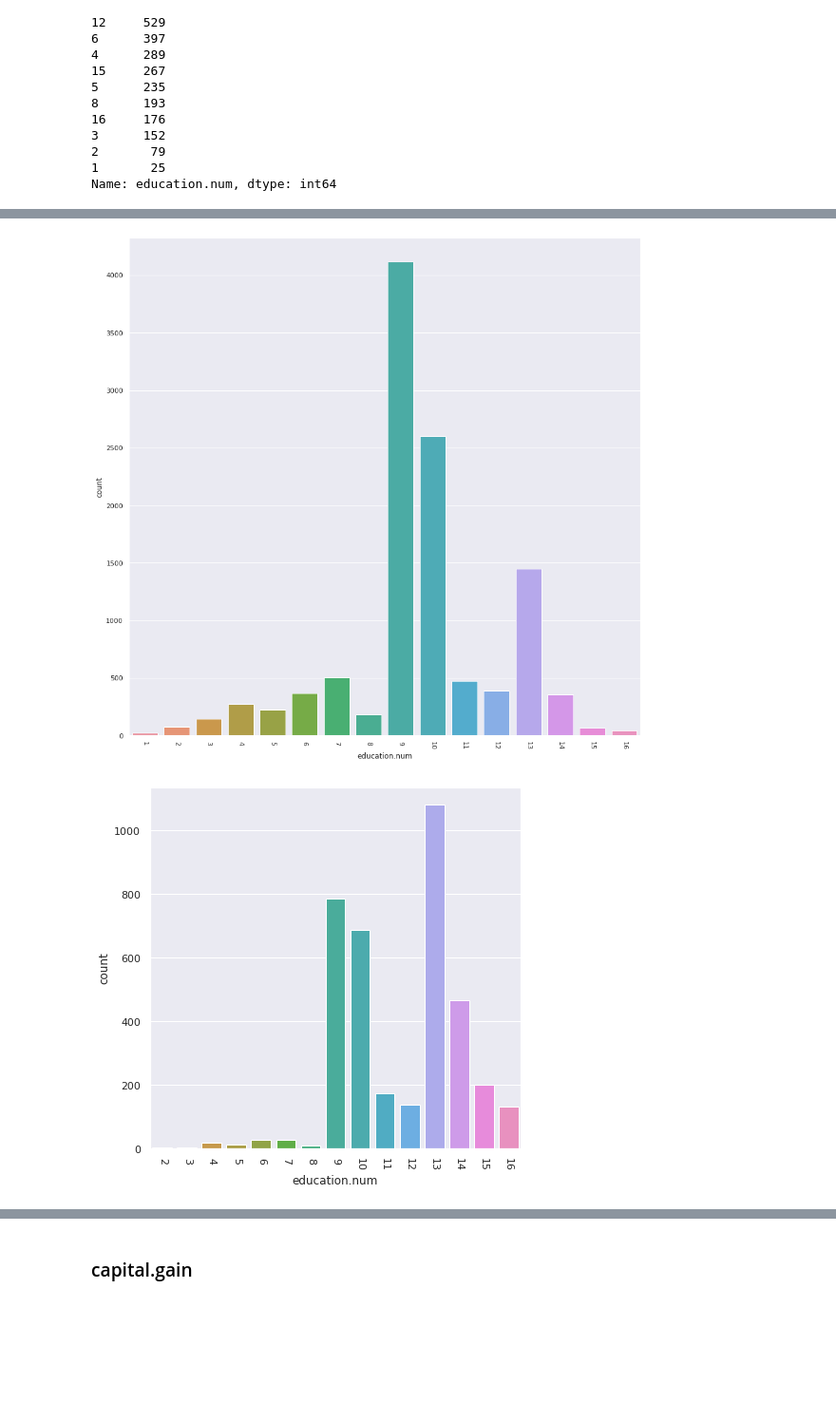
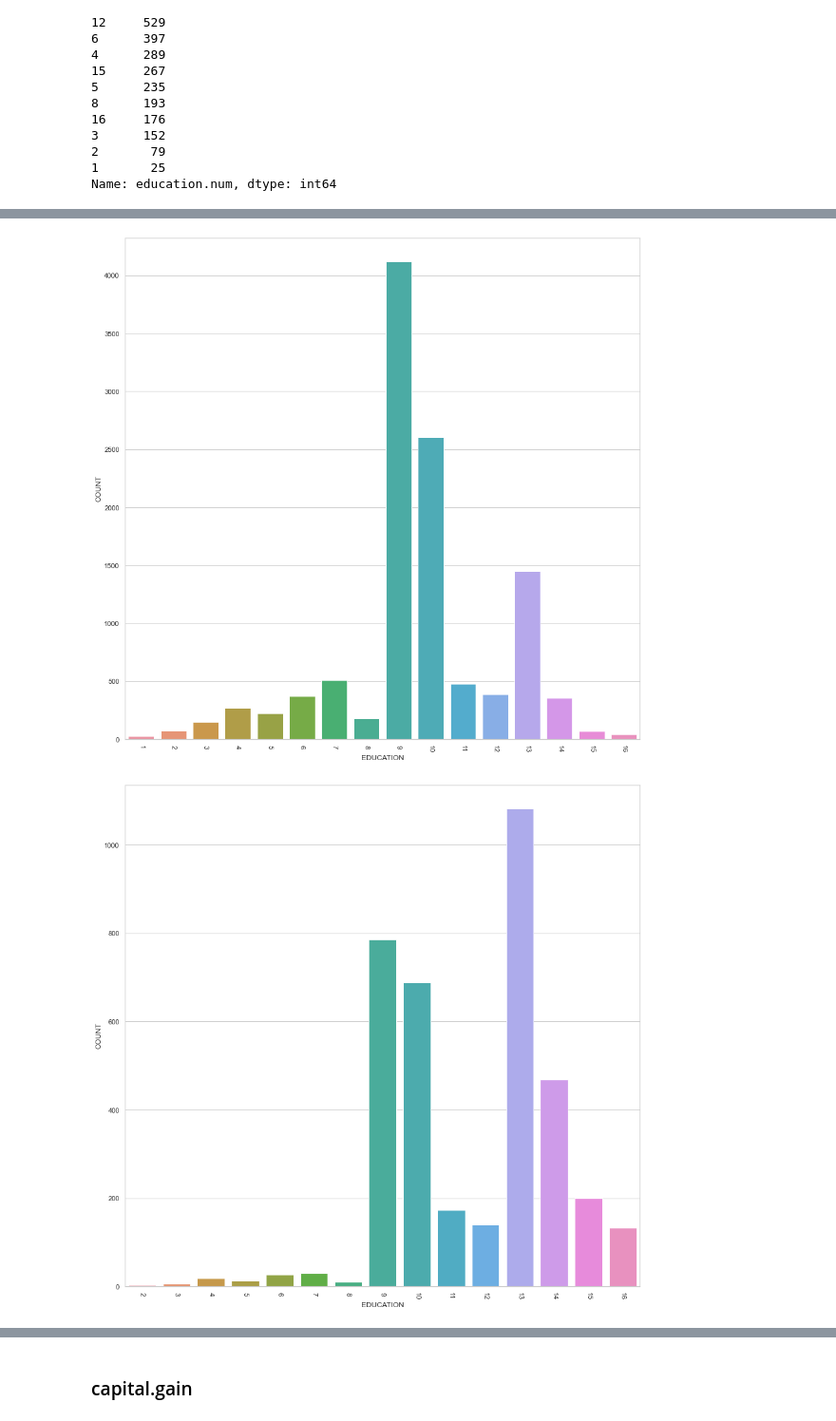
Before and after one commit to yangjunghyun/yangjunghyun_, a Jupyter notebook: 2022_01/data_mining/소득예측/소득예측_realreadl.ipynb, the cells around one changed output, grey strips where cells are left out. Shown at 95% size. Drawn from its saved outputs; the diff is of its cells as text; code cells hidden in the pictures; blank space fills up the shorter version.

```diff
--- a/2022_01/data_mining/소득예측/소득예측_realreadl.ipynb
+++ b/2022_01/data_mining/소득예측/소득예측_realreadl.ipynb
@@ -241,5 +241,5 @@ fnlwgt           -0.005028
 Name: target, dtype: float64
 # %%
 sns.heatmap(corr_matrix, cmap='Blues',annot=True)
-sns.set(rc = {'figure.figsize':(5,5)})
+sns.set(rc = {'figure.figsize':(10,10)})
 # %% [output]
@@ -253,35 +253,38 @@ sns.set(rc = {'figure.figsize':(5,5)})
 ### 필요없는 변수 제거
 # %%
 plt.figure(figsize=(30,16),dpi=50)
+sns.set_style("whitegrid")
 
-# fnlwgt
+# income 별 fnlwgt 분포
 plt.subplot(311)
 fnlwgt_0 = train.loc[train['target'] == 0, 'fnlwgt']
 fnlwgt_1 = train.loc[train['target'] == 1, 'fnlwgt']
 sns.set(font_scale = 2)
 sb = sns.distplot(fnlwgt_0, hist = False, kde_kws={"color": "skyblue", "lw": 4})
 pn = sns.distplot(fnlwgt_1, hist = False, kde_kws={"color": "pink", "lw": 4})
-sb.set_xlabel("", fontsize = 20)
-pn.set_ylabel("", fontsize = 20)
+sb.set_xlabel("fnlwgt", fontsize = 20)
+pn.set_ylabel("distribution", fontsize = 20)
 plt.legend(labels=["<  50k",">=50k"])
 
-# race
+sns.set_style("whitegrid")
+# income 별 race 분포
 plt.subplot(312)
 race_0 = train_label_encoder.loc[train['target'] == 0, 'race']
 race_1 = train_label_encoder.loc[train['target'] == 1, 'race']
 sns.set(font_scale = 2)
 sb = sns.distplot(race_0, hist = False, kde_kws={"color": "skyblue", "lw": 4})
 pn = sns.distplot(race_1, hist = False, kde_kws={"color": "pink", "lw": 4})
-sb.set_xlabel("", fontsize = 20)
-pn.set_ylabel("", fontsize = 20)
+sb.set_xlabel("race", fontsize = 20)
+pn.set_ylabel("distribution", fontsize = 20)
 
-# native.country
+sns.set_style("whitegrid")
+# income 별 native.country 분포
 plt.subplot(313)
 native_country_0 = train_label_encoder.loc[train['target'] == 0, 'native.country']
 native_country_1 = train_label_encoder.loc[train['target'] == 1, 'native.country']
 sns.set(font_scale = 2)
 sb = sns.distplot(native_country_0, hist = False, kde_kws={"color": "skyblue", "lw": 4})
 pn = sns.distplot(native_country_1, hist = False, kde_kws={"color": "pink", "lw": 4})
-sb.set_xlabel("", fontsize = 20)
-pn.set_ylabel("", fontsize = 20)
+sb.set_xlabel("native.country", fontsize = 20)
+pn.set_ylabel("distribution", fontsize = 20)
 # %% [output]
@@ -454,17 +500,21 @@ Name: education.num, dtype: int64
 # %%
-sns.countplot(x=target_0['education.num'], data=target_0)
+sns.set_style("whitegrid")
+ax = sns.countplot(x=target_0['education.num'], data=target_0)
+ax.set(xlabel="EDUCATION", ylabel = "COUNT")
 plt.xticks(rotation = - 90 )
-sns.set(rc = {'figure.figsize':(7,7)})
+sns.set(rc = {'figure.figsize':(15,15)})
 plt.show()
 # %% [output]
-[figure, old version]
+[figure, new version]
 # %%
-sns.countplot(x=target_1['education.num'], data=target_1)
+sns.set_style("whitegrid")
+ax = sns.countplot(x=target_1['education.num'], data=target_1)
+ax.set(xlabel="EDUCATION", ylabel = "COUNT")
 plt.xticks(rotation = - 90 )
-sns.set(rc = {'figure.figsize':(7,7)})
+sns.set(rc = {'figure.figsize':(15,15)})
 plt.show()
 # %% [output]
-[figure, old version]
+[figure, new version]
 # %%
 education_0 = train.loc[train['target'] == 0, 'education.num']
 education_1 = train.loc[train['target'] == 1, 'education.num']
```
Also changed, not shown: parts of 19 cells of this notebook.
